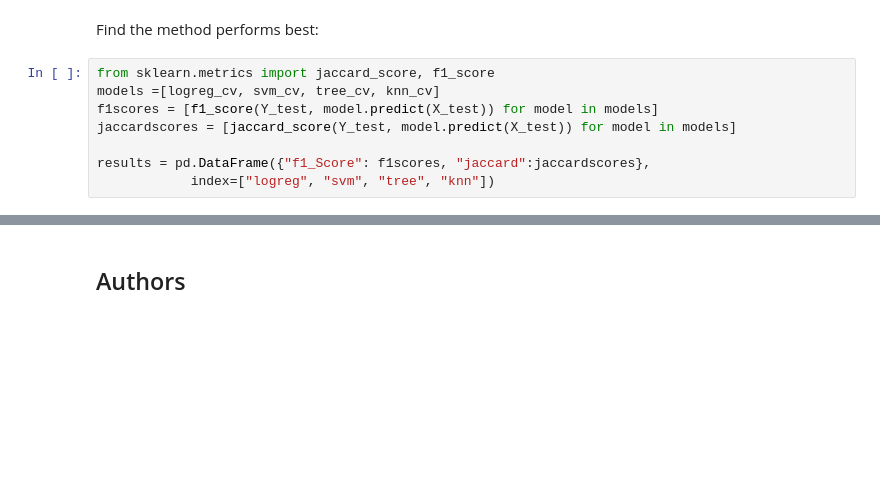
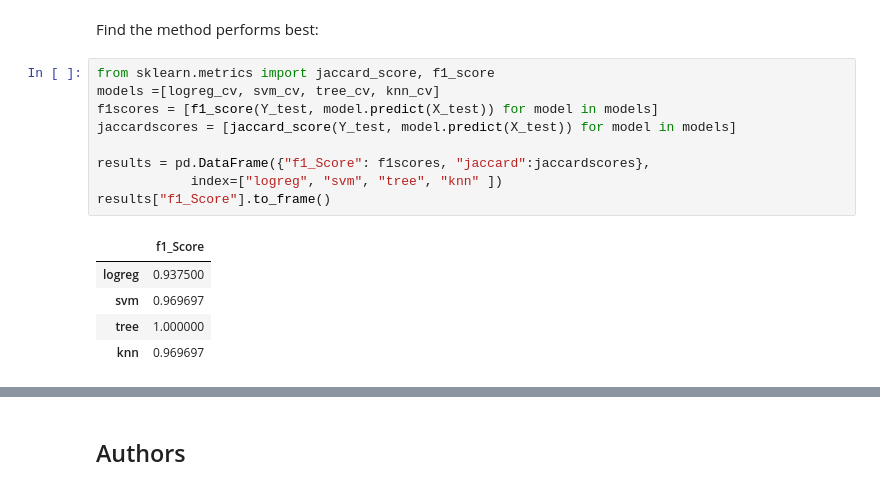
Before and after one commit to yanisb123/capstone_project, a Jupyter notebook: Machine Learning Prediction lab.ipynb, the cells around one changed output, grey strips where cells are left out. Saved outputs shown, nothing was run; the diff lists cells and outputs as text; blank space fills up the shorter version.

```diff
--- a/Machine Learning Prediction lab.ipynb
+++ b/Machine Learning Prediction lab.ipynb
@@ -319,11 +325,18 @@ Find the method performs best:
 # %%
 from sklearn.metrics import jaccard_score, f1_score
 models =[logreg_cv, svm_cv, tree_cv, knn_cv]
 f1scores = [f1_score(Y_test, model.predict(X_test)) for model in models]
 jaccardscores = [jaccard_score(Y_test, model.predict(X_test)) for model in models]
 
 results = pd.DataFrame({"f1_Score": f1scores, "jaccard":jaccardscores},
-            index=["logreg", "svm", "tree", "knn"])
+            index=["logreg", "svm", "tree", "knn" ])
+results["f1_Score"].to_frame()
+# %% [output]
+|  | f1_Score |
+| logreg | 0.937500 |
+| svm | 0.969697 |
+| tree | 1.000000 |
+| knn | 0.969697 |
 # %%
 print("Best model is:", results["f1_Score"].idxmax())
 # %% [output]
```
Also changed, not shown: parts of 21 cells of this notebook.
